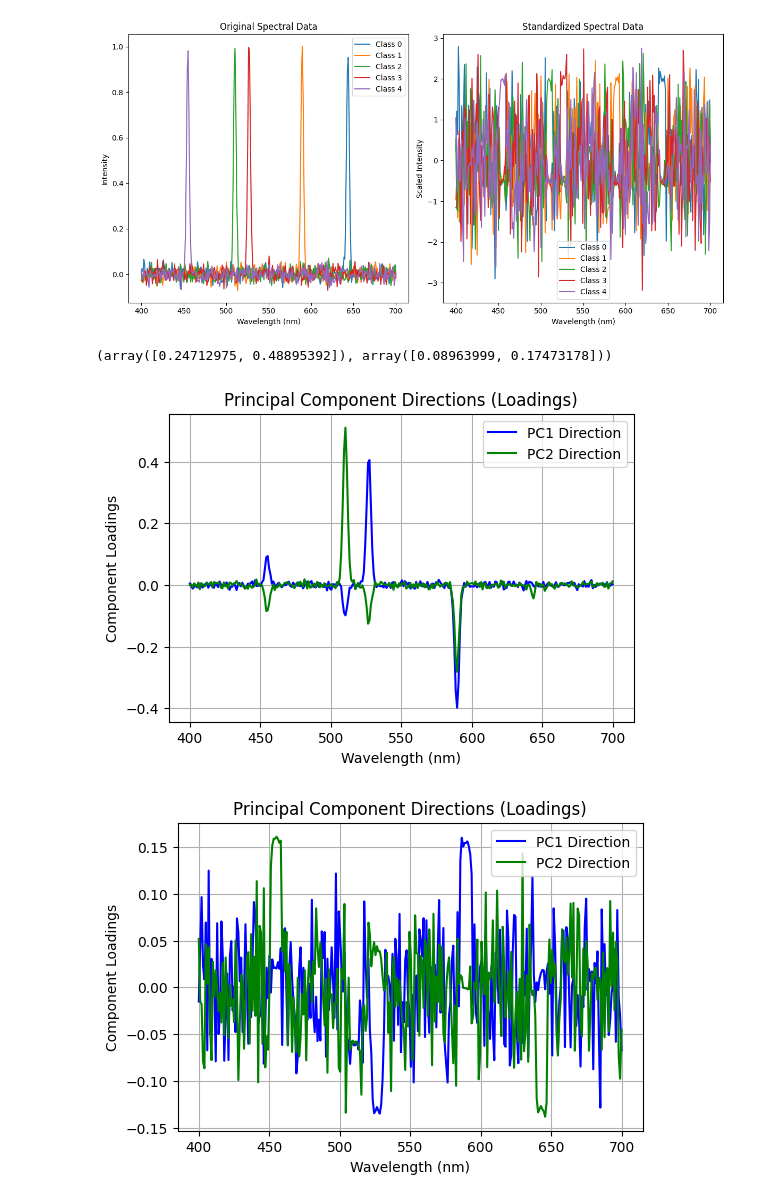
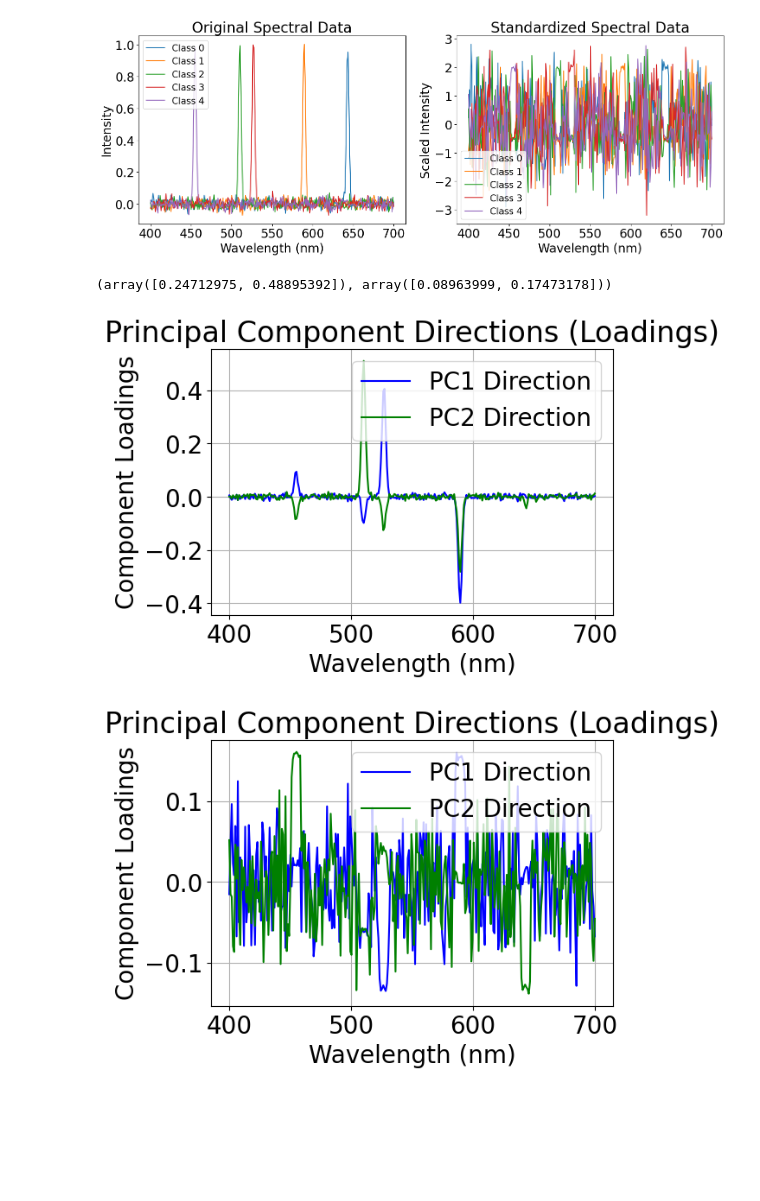
Before and after one commit to junya737/Standardize-PCA, a Jupyter notebook: main.ipynb, the cells around one changed output. Drawn from its saved outputs; the diff is of its cells as text; code cells hidden in the pictures; blank space fills up the shorter version.

```diff
--- a/main.ipynb
+++ b/main.ipynb
@@ -4,6 +4,8 @@ import pandas as pd
 from sklearn.decomposition import PCA
 from sklearn.preprocessing import StandardScaler
 import matplotlib.pyplot as plt
+# 文字サイズ
+plt.rcParams["font.size"] = 20
 # %%
 
 # データ生成：相関係数0.8を持つ2次元データ
@@ -112,8 +114,8 @@ pca_no_scaling_df['Class'] = labels
 # PCAにかける（標準化あり）
 scaler = StandardScaler()
 spectra_scaled = scaler.fit_transform(spectra_df.drop(columns=['Class']))
-pca = PCA(n_components=2)  # 2次元に圧縮
-pca_result = pca.fit_transform(spectra_scaled)
+pca_scaling = PCA(n_components=2)  # 2次元に圧縮
+pca_result = pca_scaling.fit_transform(spectra_scaled)
 # 主成分データフレーム（標準化あり）
 pca_scaling_df = pd.DataFrame(pca_result, columns=["PC1", "PC2"])
 pca_scaling_df['Class'] = labels
@@ -148,35 +150,37 @@ plt.show()
 # %%
 # 標準化されたデータをデータフレーム化
 spectra_scaled_df = pd.DataFrame(spectra_scaled, columns=[f"Wavelength_{int(w)}" for w in wavelengths])
 spectra_scaled_df['Class'] = labels
 
 # 標準化前のオリジナルスペクトルデータを可視化
-plt.figure(figsize=(12, 6))
+plt.figure(figsize=(15, 6))
 
 # オリジナル
 plt.subplot(1, 2, 1)
 for class_idx in range(num_classes):
     representative_spectrum = spectra_df[spectra_df['Class'] == class_idx].iloc[0, :-1]
     plt.plot(wavelengths, representative_spectrum, label=f"Class {class_idx}")
 plt.title("Original Spectral Data")
 plt.xlabel("Wavelength (nm)")
 plt.ylabel("Intensity")
-plt.legend()
+plt.legend(fontsize=15)
 
 # 標準化後
 plt.subplot(1, 2, 2)
 for class_idx in range(num_classes):
     representative_spectrum_scaled = spectra_scaled_df[spectra_scaled_df['Class'] == class_idx].iloc[0, :-1]
     plt.plot(wavelengths, representative_spectrum_scaled, label=f"Class {class_idx}")
 plt.title("Standardized Spectral Data")
 plt.xlabel("Wavelength (nm)")
 plt.ylabel("Scaled Intensity")
-plt.legend()
+plt.legend(fontsize=15, loc="best")
+
 
 plt.tight_layout()
+plt.savefig("spectral_data_scaling.pdf")
 plt.show()
 # %% [output]
-[figure, old version]
+[figure, new version]
 # %%
 # 累積寄与率の計算
 explained_variance_ratio_no_scaling = pca_no_scaling.explained_variance_ratio_
@@ -204,9 +208,11 @@ plt.legend()
 plt.grid(True)
 plt.show()
 # %% [output]
-[figure, old version]
+[figure, new version]
 # %%
-components = pca.components_  # 主成分の係数（負荷量）
+
+
+components = pca_scaling.components_  # 主成分の係数（負荷量）
 
 # 主成分方向を図示（PC1とPC2）
 plt.figure(figsize=(6, 4))
@@ -221,4 +227,4 @@ plt.legend()
 plt.grid(True)
 plt.show()
 # %% [output]
-[figure, old version]
+[figure, new version]
```
Also changed, not shown: parts of 5 cells of this notebook, 2 other files.
